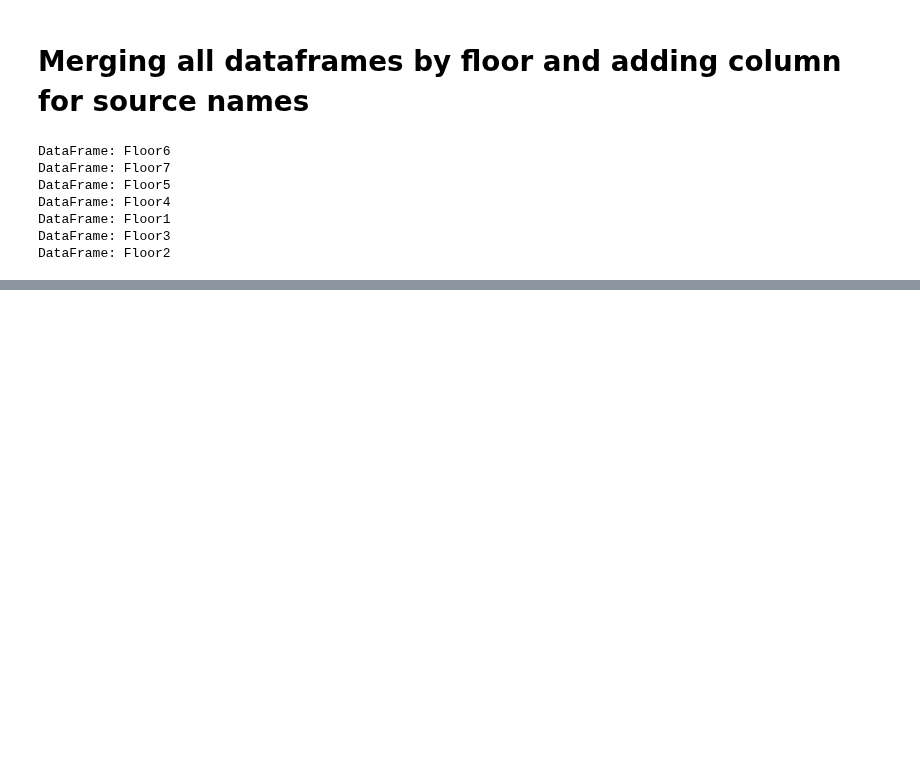
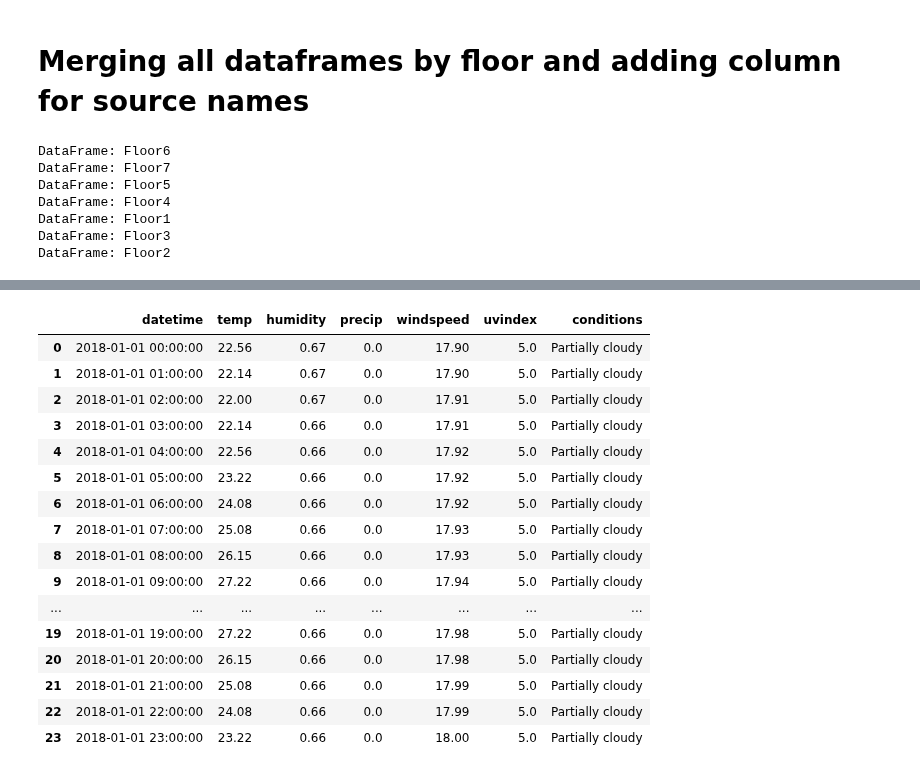
Before and after one commit to johanbarreiro/energy_consumption_optimizer, a Jupyter notebook: data_pipeline.ipynb, the cells around one changed output, grey strips where cells are left out. Saved outputs shown, nothing was run; the diff lists cells and outputs as text; code cells hidden in the pictures; blank space fills up the shorter version.

```diff
--- a/data_pipeline.ipynb
+++ b/data_pipeline.ipynb
@@ -398,0 +264,7 @@ Index(['DataFrame Name', 'Date', 'total_consumption(kWh)_minute',
+# %%
+# Example usage
+file_path = 'weather_date/Bangkok,Thailand 2018-01-01 to 2019-12-31.csv'
+daily_weather_data = wiu.fetch_weather_data_from_csv(file_path, amount_of_columns='essential')
+
+if daily_weather_data is not None:
+    display(daily_weather_data.head())
@@ -398,0 +278,22 @@ Index(['DataFrame Name', 'Date', 'total_consumption(kWh)_minute',
+# %%
+
+approx_hourly_weather = wiu.approximate_hourly_weather(daily_weather_data)
+display(approx_hourly_weather.head(24))  # Print the first 24 hours to see the approximation
+# %% [output]
+|  | datetime | temp | humidity | precip | windspeed | uvindex | conditions |
+| 0 | 2018-01-01 00:00:00 | 22.56 | 0.67 | 0.0 | 17.90 | 5.0 | Partially cloudy |
+| 1 | 2018-01-01 01:00:00 | 22.14 | 0.67 | 0.0 | 17.90 | 5.0 | Partially cloudy |
+| 2 | 2018-01-01 02:00:00 | 22.00 | 0.67 | 0.0 | 17.91 | 5.0 | Partially cloudy |
+| 3 | 2018-01-01 03:00:00 | 22.14 | 0.66 | 0.0 | 17.91 | 5.0 | Partially cloudy |
+| 4 | 2018-01-01 04:00:00 | 22.56 | 0.66 | 0.0 | 17.92 | 5.0 | Partially cloudy |
+| 5 | 2018-01-01 05:00:00 | 23.22 | 0.66 | 0.0 | 17.92 | 5.0 | Partially cloudy |
+| 6 | 2018-01-01 06:00:00 | 24.08 | 0.66 | 0.0 | 17.92 | 5.0 | Partially cloudy |
+| 7 | 2018-01-01 07:00:00 | 25.08 | 0.66 | 0.0 | 17.93 | 5.0 | Partially cloudy |
+| 8 | 2018-01-01 08:00:00 | 26.15 | 0.66 | 0.0 | 17.93 | 5.0 | Partially cloudy |
+| 9 | 2018-01-01 09:00:00 | 27.22 | 0.66 | 0.0 | 17.94 | 5.0 | Partially cloudy |
+| ... | ... | ... | ... | ... | ... | ... | ... |
+| 19 | 2018-01-01 19:00:00 | 27.22 | 0.66 | 0.0 | 17.98 | 5.0 | Partially cloudy |
+| 20 | 2018-01-01 20:00:00 | 26.15 | 0.66 | 0.0 | 17.98 | 5.0 | Partially cloudy |
+| 21 | 2018-01-01 21:00:00 | 25.08 | 0.66 | 0.0 | 17.99 | 5.0 | Partially cloudy |
+| 22 | 2018-01-01 22:00:00 | 24.08 | 0.66 | 0.0 | 17.99 | 5.0 | Partially cloudy |
+| 23 | 2018-01-01 23:00:00 | 23.22 | 0.66 | 0.0 | 18.00 | 5.0 | Partially cloudy |
```
Also changed, not shown: parts of 23 cells of this notebook.
